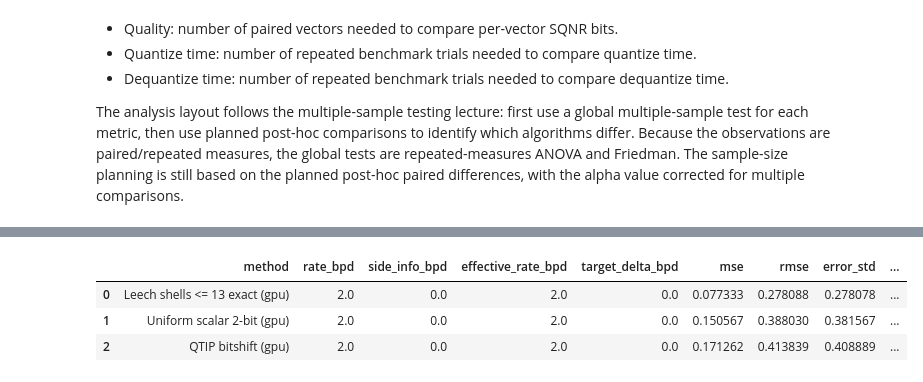
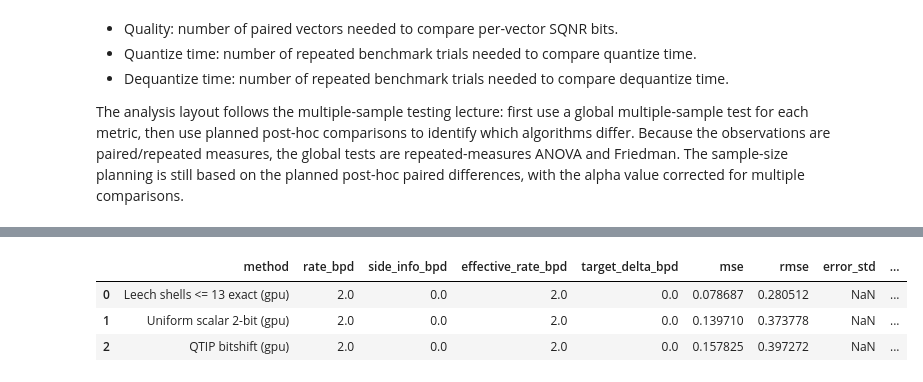
Before and after one commit to dmnunez1993/llm-quantization-benchmarks, a Jupyter notebook: quantizer_sample_size_experiment.ipynb, the cells around one changed output, grey strips where cells are left out. Cells and saved outputs as stored; diff of their text form; code cells hidden in the pictures.

```diff
--- a/quantizer_sample_size_experiment.ipynb
+++ b/quantizer_sample_size_experiment.ipynb
@@ -67,10 +84,10 @@ SCALE_GRANULARITY = "none"
 PER_VECTOR_SCALAR_BITS = 0
 
 # Sample size calculation settings from the lecture: alpha, power, SD, and minimum interesting effect.
-# Quality samples are vectors. Timing samples are repeated benchmark trials on a fixed batch.
-PILOT_QUALITY_N = 256
+# One run/block is one vector evaluated by every algorithm.
+# Each run records MSE, SQNR, quantize time, and dequantize time from the same quantize/dequantize call.
+PILOT_QUALITY_N = 30
 PILOT_TIMING_REPEATS = 30
-TIMING_BATCH_N = 1024
 TIMING_WARMUP_REPEATS = 5
 TIMING_RANDOMIZE_ORDER = True
 
@@ -87,7 +104,17 @@ MIN_INTERESTING_SQNR_BITS_DIFF = 0.10
 MIN_INTERESTING_QUANTIZE_SECONDS = 0.001
 MIN_INTERESTING_DEQUANTIZE_SECONDS = 0.00005
 
-rng = np.random.default_rng(SEED)
+# CSV output. Each top-to-bottom notebook execution writes exactly two raw data files in this run directory.
+RESULTS_DIR = ROOT / "results" / "quantizer_sample_size_experiment"
+RUN_ID = f"seed{SEED}_{time.strftime('%Y%m%d_%H%M%S')}"
+RUN_DIR = RESULTS_DIR / RUN_ID
+
+
+def make_rng(offset: int = 0):
+    return np.random.default_rng(SEED + int(offset))
+
+
+seed_everything(SEED)
 # %%
 @dataclass
 class QuantizerReport:
@@ -973,26 +1290,25 @@ The final quality run uses `EXPERIMENT_N` vectors from the quality sample-size c
 # %%
-X = rng.standard_normal((EXPERIMENT_N, DIM)).astype(np.float32)
-timing_x = rng.standard_normal((TIMING_BATCH_N, DIM)).astype(np.float32)
-reports = []
-reconstructions = {}
-quality_scores = {}
+seed_everything(SEED)
+final_rng = make_rng(101)
+X = final_rng.standard_normal((EXPERIMENT_N, DIM)).astype(np.float32)
 
-for item in quantizer_items:
-    report, recon, row_sqnr_bits = run_reconstruction(item, X)
-    reports.append(report)
-    reconstructions[report.method] = recon
-    quality_scores[report.method] = row_sqnr_bits
+data_csv, quality_scores_from_csv, quantize_times_from_csv, dequantize_times_from_csv, reports = run_combined_experiment(
+    quantizer_items,
+    X,
+    phase="final",
+    n_runs=EXPERIMENT_N,
+    warmup=TIMING_WARMUP_REPEATS,
+    order_seed=SEED + 110,
+)
 
-final_timing_samples = benchmark_timing_samples(
-    quantizer_items,
-    timing_x,
-    repeats=TIMING_REPEATS,
-    warmup=TIMING_WARMUP_REPEATS,
-)
+# Statistical inference below intentionally reloads the saved final CSV file.
+quality_scores_from_csv = load_metric_samples_from_experiment_csv(data_csv, "sqnr_bits")
+quantize_times_from_csv = load_metric_samples_from_experiment_csv(data_csv, "quantize_seconds")
+dequantize_times_from_csv = load_metric_samples_from_experiment_csv(data_csv, "dequantize_seconds")
 
 final_table = reports_table(reports)
 final_quality_sample_size_check = add_planned_power(sample_size_table_from_samples(
-    quality_scores,
+    quality_scores_from_csv,
     alpha=ALPHA,
     power=POWER,
     delta=MIN_INTERESTING_SQNR_BITS_DIFF,
@@ -1000,7 +1316,7 @@ final_quality_sample_size_check = add_planned_power(sample_size_table_from_sampl
     sample_unit="vectors",
 ), EXPERIMENT_N)
 final_quantize_time_sample_size_check = add_planned_power(sample_size_table_from_samples(
-    final_timing_samples["quantize_seconds"],
+    quantize_times_from_csv,
     alpha=ALPHA,
     power=POWER,
     delta=MIN_INTERESTING_QUANTIZE_SECONDS,
@@ -1008,7 +1324,7 @@ final_quantize_time_sample_size_check = add_planned_power(sample_size_table_from
     sample_unit="timing_repeats",
 ), TIMING_REPEATS)
 final_dequantize_time_sample_size_check = add_planned_power(sample_size_table_from_samples(
-    final_timing_samples["dequantize_seconds"],
+    dequantize_times_from_csv,
     alpha=ALPHA,
     power=POWER,
     delta=MIN_INTERESTING_DEQUANTIZE_SECONDS,
@@ -1019,36 +1335,41 @@ final_dequantize_time_sample_size_check = add_planned_power(sample_size_table_fr
 final_timing_summary = pd.DataFrame([
     {
         "method": name,
-        "quantize_seconds_mean": float(np.mean(final_timing_samples["quantize_seconds"][name])),
-        "quantize_seconds_std": float(np.std(final_timing_samples["quantize_seconds"][name], ddof=1)),
-        "dequantize_seconds_mean": float(np.mean(final_timing_samples["dequantize_seconds"][name])),
-        "dequantize_seconds_std": float(np.std(final_timing_samples["dequantize_seconds"][name], ddof=1)),
-        "timing_repeats": TIMING_REPEATS,
-        "timing_batch_n": TIMING_BATCH_N,
+        "quantize_seconds_mean": float(np.mean(quantize_times_from_csv[name])),
+        "quantize_seconds_std": float(np.std(quantize_times_from_csv[name], ddof=1)),
+        "dequantize_seconds_mean": float(np.mean(dequantize_times_from_csv[name])),
+        "dequantize_seconds_std": float(np.std(dequantize_times_from_csv[name], ddof=1)),
+        "timing_repeats": EXPERIMENT_N,
+        "timing_batch_n": 1,
     }
-    for name in final_timing_samples["quantize_seconds"]
+    for name in quantize_times_from_csv
 ])
+
+final_data_statistics = final_data_statistics_from_csv(data_csv, confidence=0.95)
 
 metric_samples = {
     "sqnr_bits": {
-        "samples": quality_scores,
+        "samples": quality_scores_from_csv,
         "sample_unit": "vectors",
         "higher_is_better": True,
     },
     "quantize_seconds": {
-        "samples": final_timing_samples["quantize_seconds"],
+        "samples": quantize_times_from_csv,
         "sample_unit": "timing_repeats",
         "higher_is_better": False,
     },
     "dequantize_seconds": {
-        "samples": final_timing_samples["dequantize_seconds"],
+        "samples": dequantize_times_from_csv,
         "sample_unit": "timing_repeats",
         "higher_is_better": False,
     },
 }
 
+assumption_check_table = anova_assumption_checks(metric_samples)
 global_test_table = global_multiple_sample_tests(metric_samples)
 posthoc_table = posthoc_pairwise_table(metric_samples)
 
+print(f"Final data CSV: {data_csv}")
+print("Statistical inference loaded observations from the final CSV file.")
 final_table
 # %% [output]
@@ -1055,5 +1378,5 @@ final_table
 |  | method | rate_bpd | side_info_bpd | effective_rate_bpd | target_delta_bpd | mse | rmse | error_std | ... |
-| 0 | Leech shells <= 13 exact (gpu) | 2.0 | 0.0 | 2.0 | 0.0 | 0.077333 | 0.278088 | 0.278078 | ... |
-| 1 | Uniform scalar 2-bit (gpu) | 2.0 | 0.0 | 2.0 | 0.0 | 0.150567 | 0.388030 | 0.381567 | ... |
-| 2 | QTIP bitshift (gpu) | 2.0 | 0.0 | 2.0 | 0.0 | 0.171262 | 0.413839 | 0.408889 | ... |
+| 0 | Leech shells <= 13 exact (gpu) | 2.0 | 0.0 | 2.0 | 0.0 | 0.078687 | 0.280512 | NaN | ... |
+| 1 | Uniform scalar 2-bit (gpu) | 2.0 | 0.0 | 2.0 | 0.0 | 0.139710 | 0.373778 | NaN | ... |
+| 2 | QTIP bitshift (gpu) | 2.0 | 0.0 | 2.0 | 0.0 | 0.157825 | 0.397272 | NaN | ... |
 # %%
```
Also changed, not shown: parts of 6 cells of this notebook, 4 other files.
